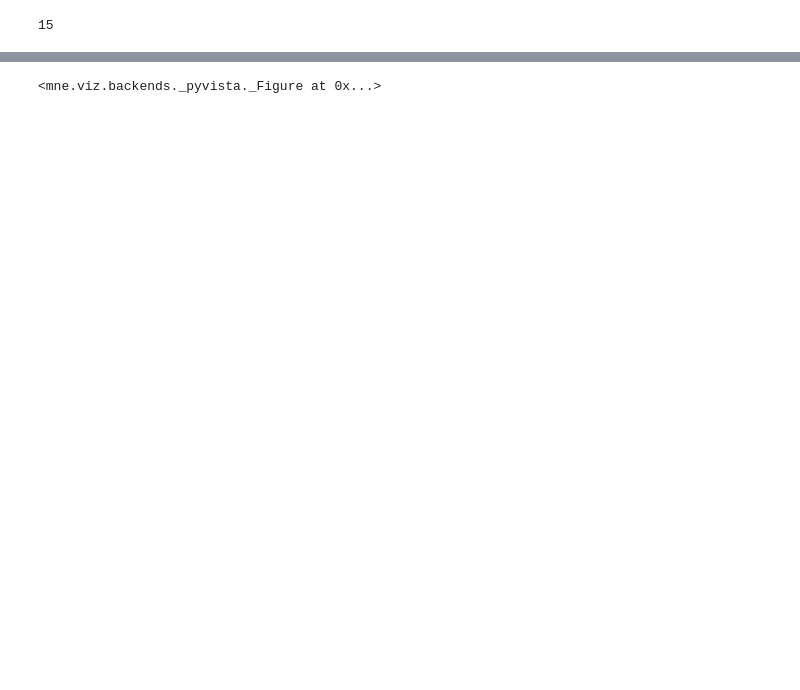
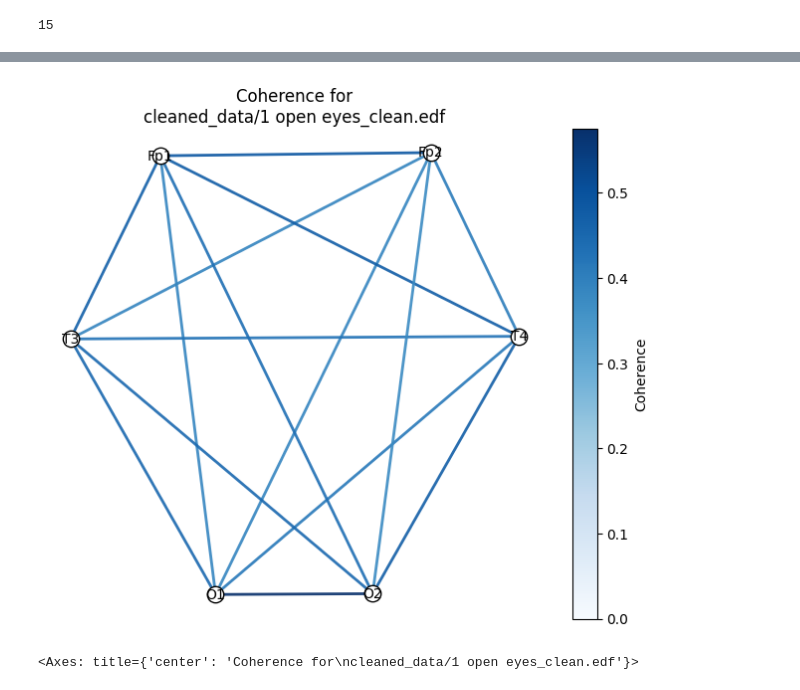
Before and after one commit to Famerua/eeg-edf-analysis, a Jupyter notebook: Third_Seminar (1).ipynb, the cells around one changed output, grey strips where cells are left out. Saved outputs shown, nothing was run; the diff lists cells and outputs as text; code cells hidden in the pictures; blank space fills up the shorter version.

```diff
--- a/Third_Seminar (1).ipynb
+++ b/Third_Seminar (1).ipynb
@@ -248,7 +213,7 @@ plt.show()
 # Блоки дальше для работы с кластеризацией состояний (если получится...)
 # %%
 # Создаем из матрицы - вектор без нулей, чтобы кластеризовать
-vectors_for_clastering = np.empty((windows_count_to_analyse),dtype=np.object)
+vectors_for_clastering = np.empty((windows_count_to_analyse),dtype=object)
 for i in range(0,windows_count_to_analyse):
     vectors_for_clastering[i] = matrix2line(array2csv[i])
 
@@ -315,13 +282,17 @@ for i in range(0,N):
 # %%
 # строим матрицу из 0 и 1, которая показывает, где одинаковые кластера, чтобы убрать зависимость от номеров кластеров
-matrix_0_1 = np.zeros((windows_count_to_analyse,windows_count_to_analyse))
-for a in range(0,1):
-    temp_matrix_0_1 = np.zeros((windows_count_to_analyse,windows_count_to_analyse))
-    for i in range(0,windows_count_to_analyse):
-        for j in range(0,windows_count_to_analyse):
-            if kmeans_array[a][i] == kmeans_array[a][j]: temp_matrix_0_1[i][j] = 1
-    matrix_0_1 += temp_matrix_0_1
+if len(kmeans_array) == 0:
+    print('Consensus matrix skipped: clustering was not run because there are not enough windows')
+else:
+    matrix_0_1 = np.zeros((windows_count_to_analyse,windows_count_to_analyse))
+    for a in range(0, len(kmeans_array)):
+        temp_matrix_0_1 = np.zeros((windows_count_to_analyse,windows_count_to_analyse))
+        for i in range(0,windows_count_to_analyse):
+            for j in range(0,windows_count_to_analyse):
+                if kmeans_array[a][i] == kmeans_array[a][j]:
+                    temp_matrix_0_1[i][j] = 1
+        matrix_0_1 += temp_matrix_0_1
 
-plt.figure(figsize=(10,10))
-plt.matshow(matrix_0_1)
+    plt.figure(figsize=(10,10))
+    plt.matshow(matrix_0_1)
 # %% [output]
@@ -428,8 +380,9 @@ No baseline correction applied
 # везде работаем со значением связностей в каком-то кусочке записи array2csv[i], где i - это номер окна для анализа
 # или можно сделать большое окно - то всю запись помещаем в одно окно, надо поменять window_length например до 60 секунд
 # %%
-# рисуем картинку связности по i-му окну
-plot_sensors_connectivity2(edffile_state_main, epochs.info, array2csv[1], picks)
+# рисуем картинку связности по первому окну
+plot_sensors_connectivity2(edffile_state_main, epochs.info, array2csv[0], picks)
 # %% [output]
+[figure, added]
-<mne.viz.backends._pyvista._Figure at 0x...>
+<Axes: title={'center': 'Coherence for\ncleaned_data/1 open eyes_clean.edf'}>
 # %%
```
Also changed, not shown: parts of 14 cells of this notebook, 6 other files.
